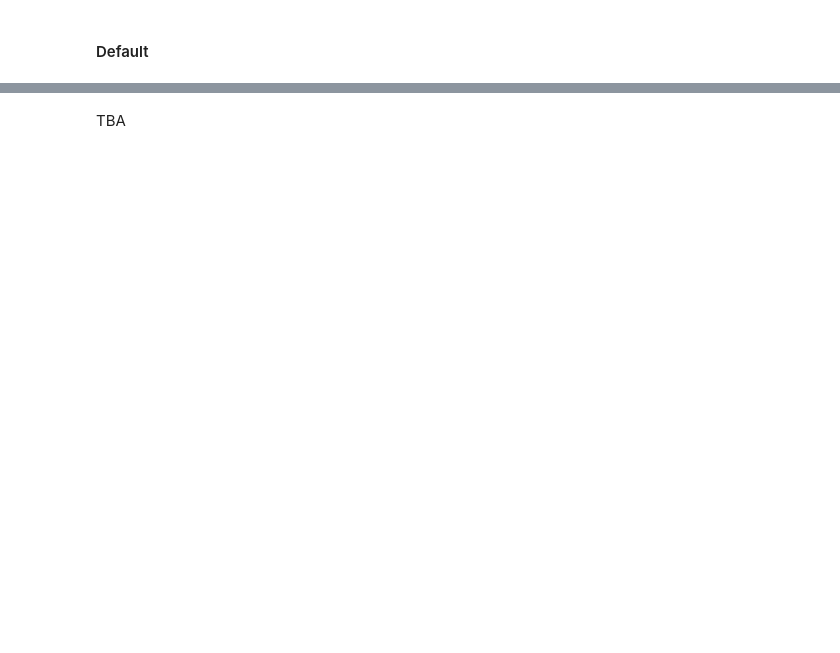
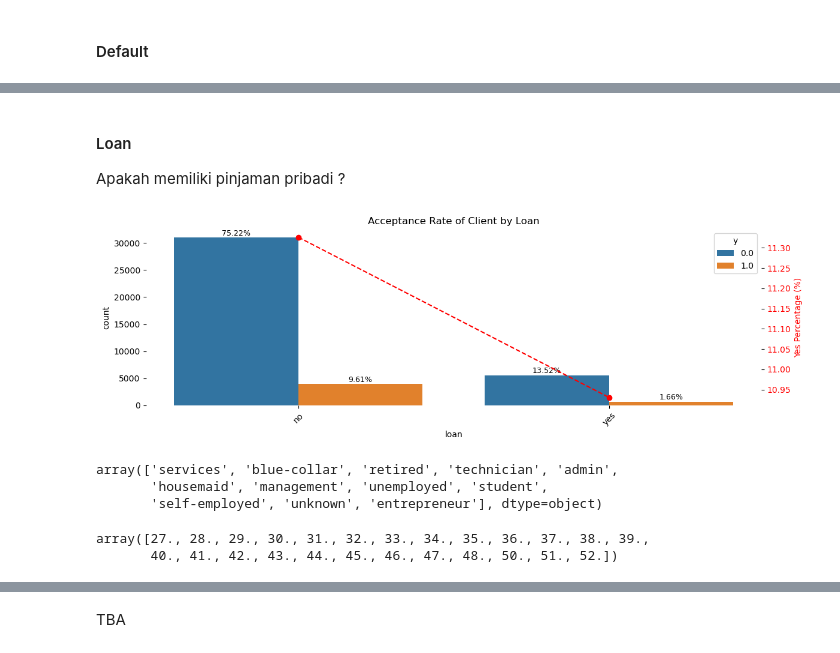
Before and after one commit to clarentcelsia/Analytics, a Jupyter notebook: ml/bank_telemarketing.ipynb, the cells around one changed output, grey strips where cells are left out. Drawn from its saved outputs; the diff is of its cells as text; code cells hidden in the pictures; blank space fills up the shorter version.

Commit message:
add loan

```diff
--- a/ml/bank_telemarketing.ipynb
+++ b/ml/bank_telemarketing.ipynb
@@ -846,0 +894,34 @@ Perusahaan juga dapat `melibatkan client blue-collar perusahaan untuk mengikuti
+# %% [markdown]
+#### Loan
+
+Apakah memiliki pinjaman pribadi ?
+# %%
+contingency_table_loan = (pd.crosstab(df['loan'], df['y'], normalize='index')*100).round(3)
+# %%
+plt.figure(figsize=(12,4))
+
+ax = sns.countplot(data=df, x='loan', hue='y', order=contingency_table_loan.index)
+for p in ax.patches:
+    ax.annotate(f'{round(p.get_height()*100/len(df),2)}%', (p.get_x() + p.get_width() / 2., p.get_height()),
+                    ha='center', va='center', fontsize=9, color='black', xytext=(0, 5),
+                    textcoords='offset points')
+ax.tick_params(axis='x', rotation=45)
+for spine in ax.spines.values():
+    spine.set_visible(False)
+
+ax2 = ax.twinx()
+ax2.plot(contingency_table_loan.index, contingency_table_loan[1], color='red', marker='o', label='Yes Percentage', linestyle='--')
+ax2.set_ylabel("Yes Percentage (%)", color='red')
+ax2.tick_params(axis='y', labelcolor='red') # or set_xtickslabel
+
+plt.setp(ax2.spines.values(), visible=False)
+plt.title("Acceptance Rate of Client by Loan")
+plt.tight_layout();
+# %% [output]
+[figure, added]
+# %%
+df[df['loan'] == 'yes']['job'].unique()
+# %% [output]
+array(['services', 'blue-collar', 'retired', 'technician', 'admin',
+       'housemaid', 'management', 'unemployed', 'student',
+       'self-employed', 'unknown', 'entrepreneur'], dtype=object)
@@ -846,0 +932,5 @@ Perusahaan juga dapat `melibatkan client blue-collar perusahaan untuk mengikuti
+# %%
+np.sort(client_loan_in_age[client_loan_in_age['pct'] <= 80]['age'].unique())
+# %% [output]
+array([27., 28., 29., 30., 31., 32., 33., 34., 35., 36., 37., 38., 39.,
+       40., 41., 42., 43., 44., 45., 46., 47., 48., 50., 51., 52.])
```
Also changed, not shown: parts of 9 cells of this notebook.
